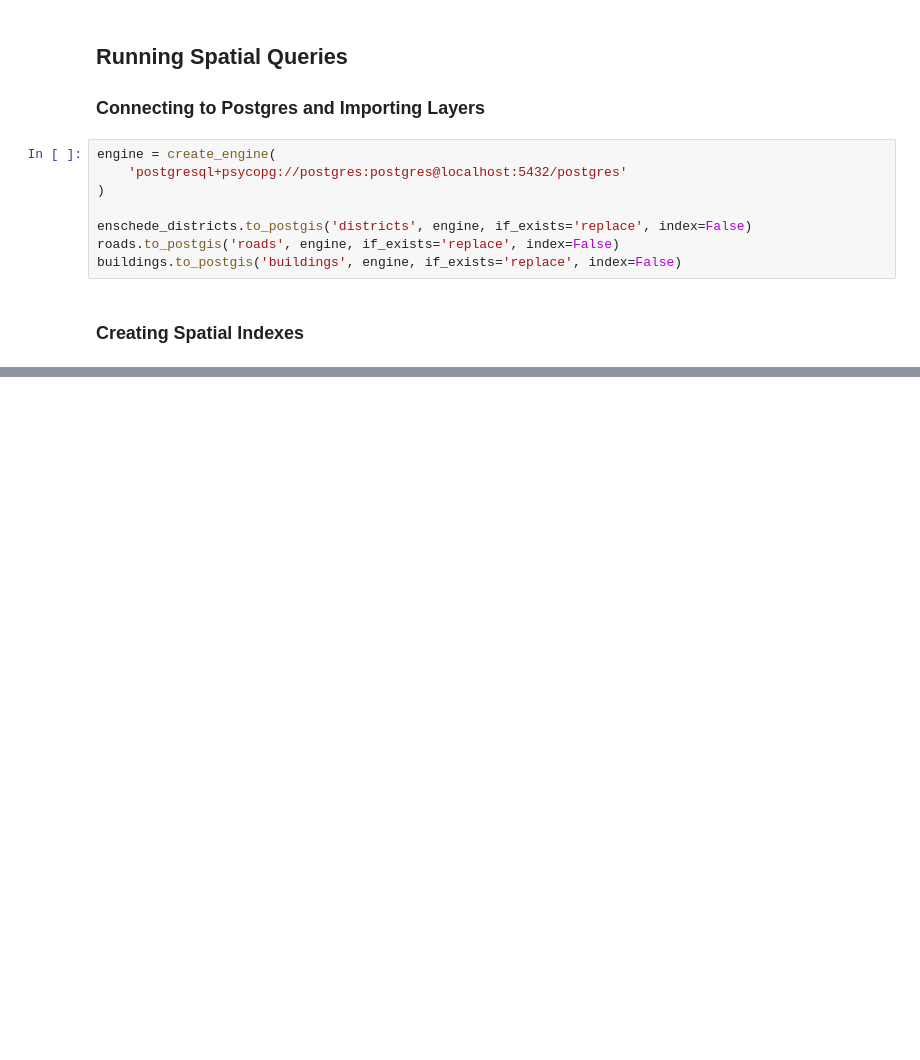
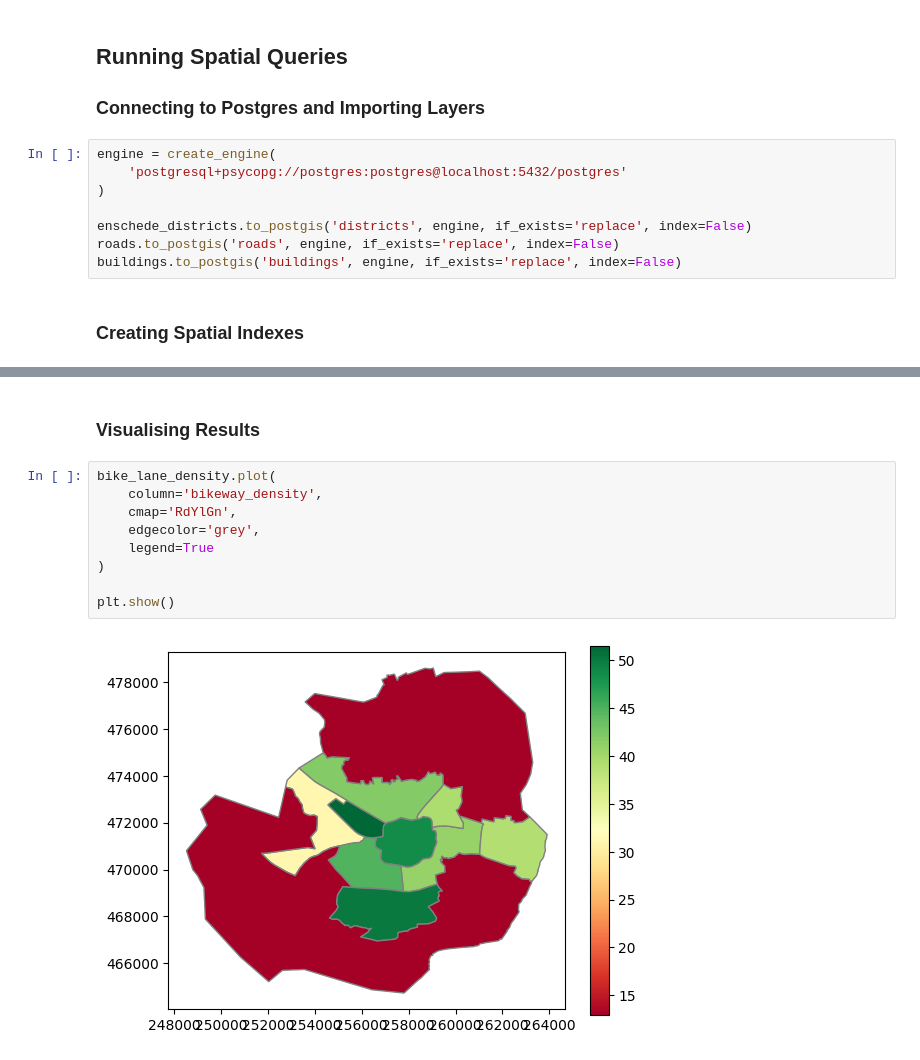
Before and after one commit to armaanFarooqui/portfolio, a Jupyter notebook: enschede_districts_etl/enschede_districts.ipynb, the cells around one changed output, grey strips where cells are left out. Saved outputs shown, nothing was run; the diff lists cells and outputs as text; blank space fills up the shorter version.

Commit message:
exported spatial query results

```diff
--- a/enschede_districts_etl/enschede_districts.ipynb
+++ b/enschede_districts_etl/enschede_districts.ipynb
@@ -255,0 +361,13 @@ with engine.begin() as conn:
+# %% [markdown]
+### Visualising Results
+# %%
+bike_lane_density.plot(
+    column='bikeway_density',
+    cmap='RdYlGn',
+    edgecolor='grey',
+    legend=True
+)
+
+plt.show()
+# %% [output]
+[figure, added]
```
Also changed, not shown: parts of 19 cells of this notebook, 2 other files.
